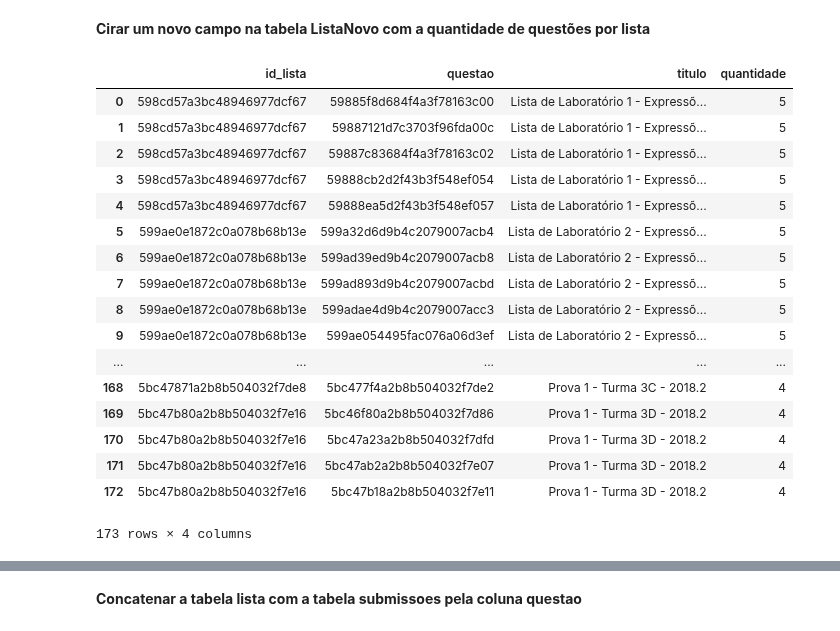
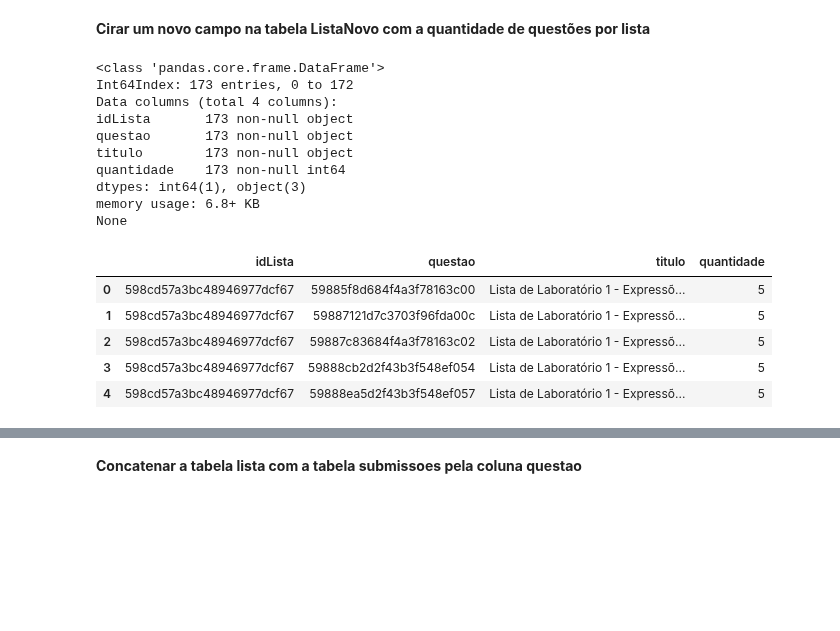
Before and after one commit to repitta/CienciaDeDadosEducacionais, a Jupyter notebook: LOP.ipynb, the cells around one changed output, grey strips where cells are left out. Saved outputs shown, nothing was run; the diff lists cells and outputs as text; code cells hidden in the pictures; blank space fills up the shorter version.

```diff
--- a/LOP.ipynb
+++ b/LOP.ipynb
@@ -155,18 +206,17 @@ See the caveats in the documentation: http://pandas.pydata.org/pandas-docs/stabl
 # %% [markdown]
 **Expandi a tabela turmas para que cada aluno seja uma linha do dataframe**
 # %%
-colunas = ["id_turma","ano","descricaoHorario","descricaoTurma","matricula"]
+colunas    = ["idTurma","ano","descricaoTurma","matricula"]
 turmasNovo = pd.DataFrame(columns=colunas)
 for i in range(44):
-  id_turma=tab_turmas["_id"].iloc[i]
-  ano=tab_turmas["anoPeriodoString"].iloc[i]
-  descricaoHorario= tab_turmas["descricaoHorario"].iloc[i]
-  descricaoTurma= tab_turmas["descricaoTurma"].iloc[i]
-  m=tab_turmas["matricula"].iloc[i]
+  idTurma        = tabTurmas["_id"].iloc[i]
+  ano            = tabTurmas["anoPeriodoString"].iloc[i]
+  descricaoTurma = tabTurmas["descricaoTurma"].iloc[i]
+  m              = tabTurmas["matricula"].iloc[i]
   for a in range(30):
-      matricula=m[a]
-      dic = {"id_turma": id_turma ,"ano": ano ,"descricaoTurma":descricaoTurma , "descricaoHorario":descricaoHorario, "matricula":matricula}
-      turmasNovo = pd.concat([turmasNovo, pd.DataFrame(dic, index=[0])],  ignore_index=True )
+    matricula  = m[a]
+    dic        = {"idTurma": idTurma ,"ano": ano ,"descricaoTurma":descricaoTurma,"matricula":matricula}
+    turmasNovo = pd.concat([turmasNovo, pd.DataFrame(dic, index=[0])],  ignore_index=True, sort = False )
 
 print(turmasNovo.shape)
 turmasNovo.info()
@@ -353,16 +337,16 @@ turmaDescricao.shape
 # %% [markdown]
 **Expandir a tabela listas para que cada questão seja uma linha da tabela**
 # %%
-colunas = ["id_lista","questao","titulo"]
+colunas = ["idLista","questao","titulo"]
 listaNovo = pd.DataFrame(columns=colunas)
 for i in range(23):
-  id_lista=tab_listas["_id"].iloc[i]
-  titulo=tab_listas["titulo"].iloc[i]
-  j=tab_listas["questao"].iloc[i]
+  idLista=tabListas["_id"].iloc[i]
+  titulo=tabListas["titulo"].iloc[i]
+  j=tabListas["questao"].iloc[i]
   for a in range(18):
       questao=j[a]
-      dic = {"id_lista": id_lista ,"titulo":titulo, "questao": questao }
-      listaNovo = pd.concat([listaNovo, pd.DataFrame(dic, index=[0])],  ignore_index=True )
+      dic = {"idLista": idLista ,"titulo":titulo, "questao": questao }
+      listaNovo = pd.concat([listaNovo, pd.DataFrame(dic, index=[0])],  ignore_index=True, sort=False )
 
 print(listaNovo.shape)
 listaNovo.info()
@@ -394,28 +371,27 @@ print(listaNovo.shape)
 **Cirar um novo campo na tabela ListaNovo com a quantidade de questões por lista**
 # %%
 listaNovo.columns
-quantidade=listaNovo.groupby("id_lista").count()
+quantidade=listaNovo.groupby("idLista").count()
 quantidade = quantidade.reset_index()
 quantidade = quantidade.drop('titulo',axis=1)
 quantidade.rename(columns={"questao":"quantidade"}, inplace=True)
-listaNovo= pd.merge(left = listaNovo, right = quantidade, on='id_lista', how="right")
-listaNovo
+listaNovo= pd.merge(left = listaNovo, right = quantidade, on='idLista', how="right")
+print(listaNovo.info())
+listaNovo.head()
 # %% [output]
+<class 'pandas.core.frame.DataFrame'>
+Int64Index: 173 entries, 0 to 172
+Data columns (total 4 columns):
+idLista       173 non-null object
+questao       173 non-null object
+titulo        173 non-null object
+quantidade    173 non-null int64
+dtypes: int64(1), object(3)
+memory usage: 6.8+ KB
+None
-|  | id_lista | questao | titulo | quantidade |
+|  | idLista | questao | titulo | quantidade |
 | 0 | 598cd57a3bc48946977dcf67 | 59885f8d684f4a3f78163c00 | Lista de Laboratório 1 - Expressõ... | 5 |
 | 1 | 598cd57a3bc48946977dcf67 | 59887121d7c3703f96fda00c | Lista de Laboratório 1 - Expressõ... | 5 |
 | 2 | 598cd57a3bc48946977dcf67 | 59887c83684f4a3f78163c02 | Lista de Laboratório 1 - Expressõ... | 5 |
 | 3 | 598cd57a3bc48946977dcf67 | 59888cb2d2f43b3f548ef054 | Lista de Laboratório 1 - Expressõ... | 5 |
 | 4 | 598cd57a3bc48946977dcf67 | 59888ea5d2f43b3f548ef057 | Lista de Laboratório 1 - Expressõ... | 5 |
-| 5 | 599ae0e1872c0a078b68b13e | 599a32d6d9b4c2079007acb4 | Lista de Laboratório 2 - Expressõ... | 5 |
-| 6 | 599ae0e1872c0a078b68b13e | 599ad39ed9b4c2079007acb8 | Lista de Laboratório 2 - Expressõ... | 5 |
-| 7 | 599ae0e1872c0a078b68b13e | 599ad893d9b4c2079007acbd | Lista de Laboratório 2 - Expressõ... | 5 |
-| 8 | 599ae0e1872c0a078b68b13e | 599adae4d9b4c2079007acc3 | Lista de Laboratório 2 - Expressõ... | 5 |
-| 9 | 599ae0e1872c0a078b68b13e | 599ae054495fac076a06d3ef | Lista de Laboratório 2 - Expressõ... | 5 |
-| ... | ... | ... | ... | ... |
-| 168 | 5bc47871a2b8b504032f7de8 | 5bc477f4a2b8b504032f7de2 | Prova 1 - Turma 3C - 2018.2 | 4 |
-| 169 | 5bc47b80a2b8b504032f7e16 | 5bc46f80a2b8b504032f7d86 | Prova 1 - Turma 3D - 2018.2 | 4 |
-| 170 | 5bc47b80a2b8b504032f7e16 | 5bc47a23a2b8b504032f7dfd | Prova 1 - Turma 3D - 2018.2 | 4 |
-| 171 | 5bc47b80a2b8b504032f7e16 | 5bc47ab2a2b8b504032f7e07 | Prova 1 - Turma 3D - 2018.2 | 4 |
-| 172 | 5bc47b80a2b8b504032f7e16 | 5bc47b18a2b8b504032f7e11 | Prova 1 - Turma 3D - 2018.2 | 4 |
-173 rows × 4 columns
```
Also changed, not shown: parts of 59 cells of this notebook.
